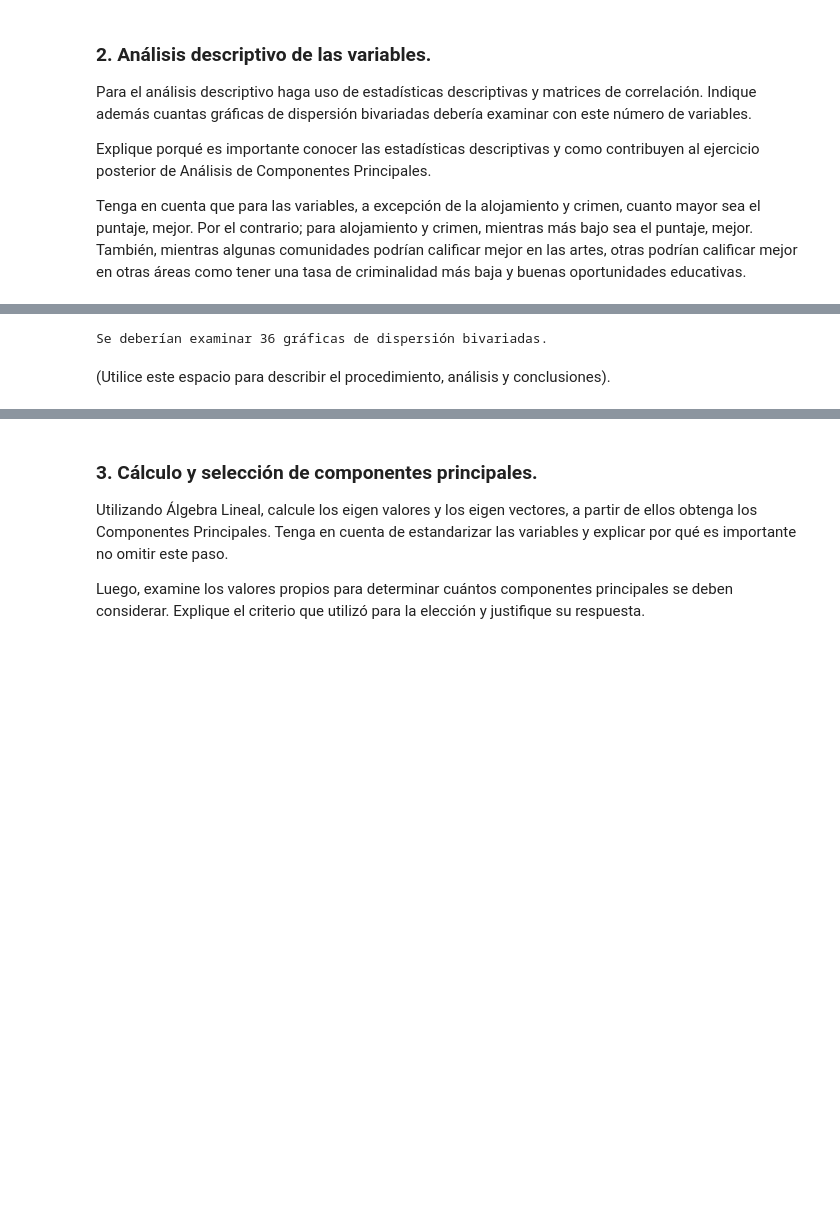
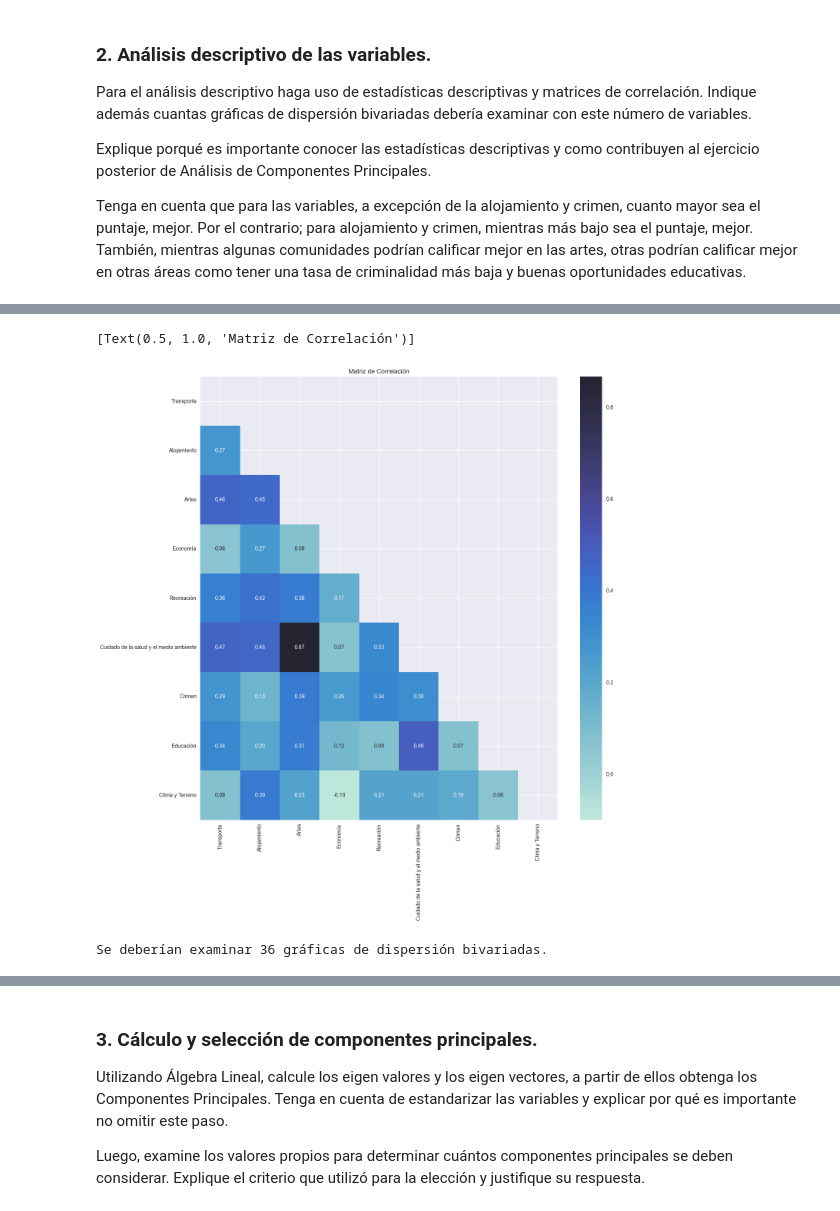
Before and after one commit to DanielEMontero/MIAD_ANS_202514, a Jupyter notebook: Semana 1/S1_LC_Taller_PCA.ipynb, the cells around one changed output, grey strips where cells are left out. Drawn from its saved outputs; the diff is of its cells as text; code cells hidden in the pictures; blank space fills up the shorter version.

```diff
--- a/Semana 1/S1_LC_Taller_PCA.ipynb
+++ b/Semana 1/S1_LC_Taller_PCA.ipynb
@@ -159,6 +321,26 @@ correlation_matrix
 | Artes | 0.226974 | 0.448568 | 0.865796 | 0.389483 | 0.464806 | 0.373279 | 1.000000 | ... |
 | Recreación | 0.213509 | 0.422288 | 0.325397 | 0.344627 | 0.364716 | 0.077807 | 0.378659 | ... |
 | Economía | -0.100083 | 0.269433 | 0.069271 | 0.259995 | 0.059247 | 0.119700 | 0.075673 | ... |
+# %%
+# Adaptado de
+# https://stackoverflow.com/questions/57414771/how-to-plot-only-the-lower-triangle-of-a-seaborn-heatmap
+# se suprime la parte superior de la matriz de correlación así como la diagonal
+# al ser todos los valores iguales a 1
+
+plt.figure(figsize=(15, 15))
+correlation_matrix = df_stage.loc[:, rank_frec_atributos].corr()
+matrix = np.triu(correlation_matrix)
+
+sns.heatmap(
+    correlation_matrix,
+    annot=True,
+    mask=matrix,
+    center=1,
+    fmt=".2f"
+).set(title='Matriz de Correlación')
+# %% [output]
+[Text(0.5, 1.0, 'Matriz de Correlación')]
+[figure, added]
 # %%
 # Número de gráficas de dispersión bivariadas
 num_variables = df.shape[1]
@@ -169,5 +351,3 @@ print(
 )
 # %% [output]
 Se deberían examinar 36 gráficas de dispersión bivariadas.
-# %% [markdown]
-(Utilice este espacio para describir el procedimiento, análisis y conclusiones).
```
Also changed, not shown: parts of 19 cells of this notebook.
